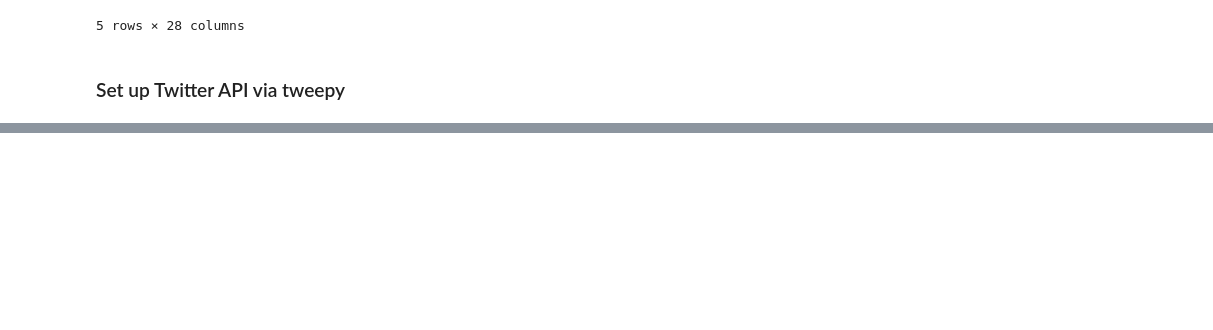
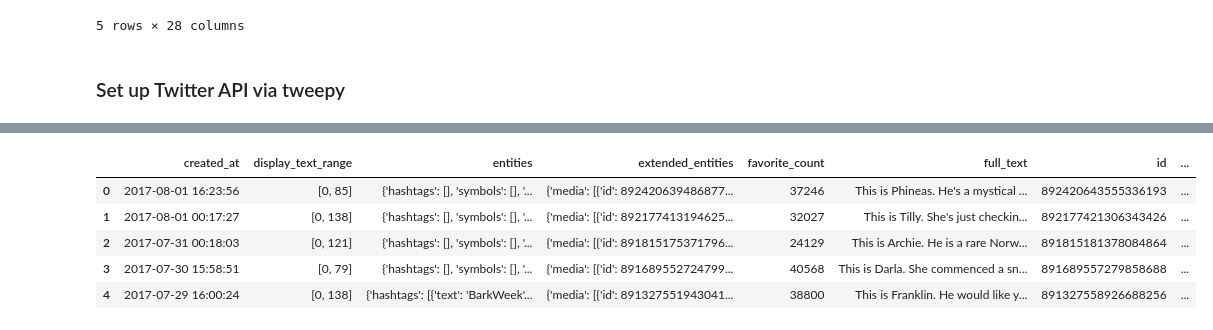
Before and after one commit to s8/twitter_wrangling, a Jupyter notebook: wrangle_act.ipynb, the cells around one changed output, grey strips where cells are left out. Cells and saved outputs as stored; diff of their text form; code cells hidden in the pictures; blank space fills up the shorter version.

```diff
--- a/wrangle_act.ipynb
+++ b/wrangle_act.ipynb
@@ -197,0 +317,9 @@ ValueError: Unexpected character found when decoding 'true'
+# %%
+tweets.head()
+# %% [output]
+|  | created_at | display_text_range | entities | extended_entities | favorite_count | full_text | id | ... |
+| 0 | 2017-08-01 16:23:56 | [0, 85] | {'hashtags': [], 'symbols': [], '... | {'media': [{'id': 892420639486877... | 37246 | This is Phineas. He's a mystical ... | 892420643555336193 | ... |
+| 1 | 2017-08-01 00:17:27 | [0, 138] | {'hashtags': [], 'symbols': [], '... | {'media': [{'id': 892177413194625... | 32027 | This is Tilly. She's just checkin... | 892177421306343426 | ... |
+| 2 | 2017-07-31 00:18:03 | [0, 121] | {'hashtags': [], 'symbols': [], '... | {'media': [{'id': 891815175371796... | 24129 | This is Archie. He is a rare Norw... | 891815181378084864 | ... |
+| 3 | 2017-07-30 15:58:51 | [0, 79] | {'hashtags': [], 'symbols': [], '... | {'media': [{'id': 891689552724799... | 40568 | This is Darla. She commenced a sn... | 891689557279858688 | ... |
+| 4 | 2017-07-29 16:00:24 | [0, 138] | {'hashtags': [{'text': 'BarkWeek'... | {'media': [{'id': 891327551943041... | 38800 | This is Franklin. He would like y... | 891327558926688256 | ... |
```
Also changed, not shown: parts of 26 cells of this notebook, 2 other files.
